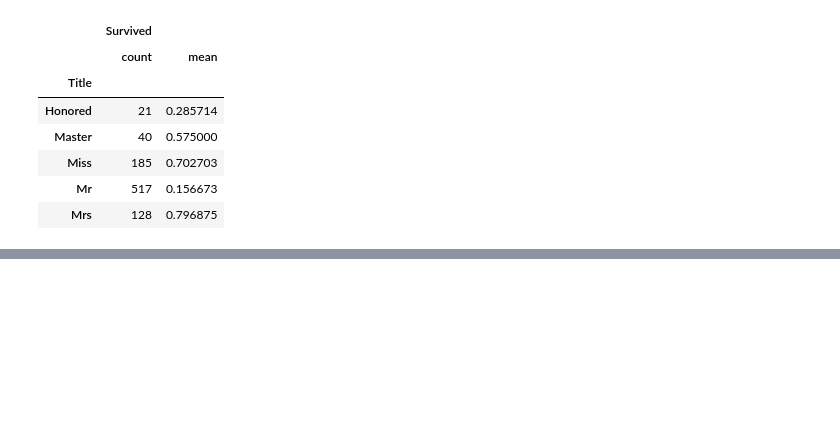
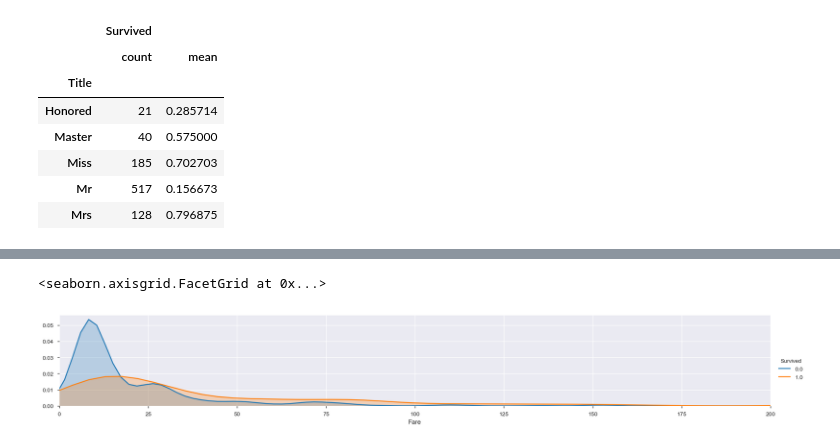
Before and after one commit to aki-06/XGBoost, a Jupyter notebook: XGBoost.ipynb, the cells around one changed output, grey strips where cells are left out. Cells and saved outputs as stored; diff of their text form; code cells hidden in the pictures; blank space fills up the shorter version.

Commit message:
Fareの特徴量エンジニアリング

```diff
--- a/XGBoost.ipynb
+++ b/XGBoost.ipynb
@@ -247,3 +247,6 @@ data[['Title', 'Survived']].groupby(['Title']).agg(['count','mean'])
 | Miss | 185 | 0.702703 |
 | Mr | 517 | 0.156673 |
 | Mrs | 128 | 0.796875 |
+# %%
+# Fareの特徴量エンジニアリング
+data['Fare'] = data['Fare'].fillna(32.204)
@@ -249,0 +271,9 @@ data[['Title', 'Survived']].groupby(['Title']).agg(['count','mean'])
+# %%
+a = sns.FacetGrid(data, hue='Survived', aspect=6)
+a.map(sns.kdeplot, 'Fare', shade=True)
+# a.set(xlim=(0, data['Fare'].max()))
+a.set(xlim=(0, 200))
+a.add_legend()
+# %% [output]
+<seaborn.axisgrid.FacetGrid at 0x...>
+[figure, added]
```
Also changed, not shown: parts of 4 cells of this notebook.
